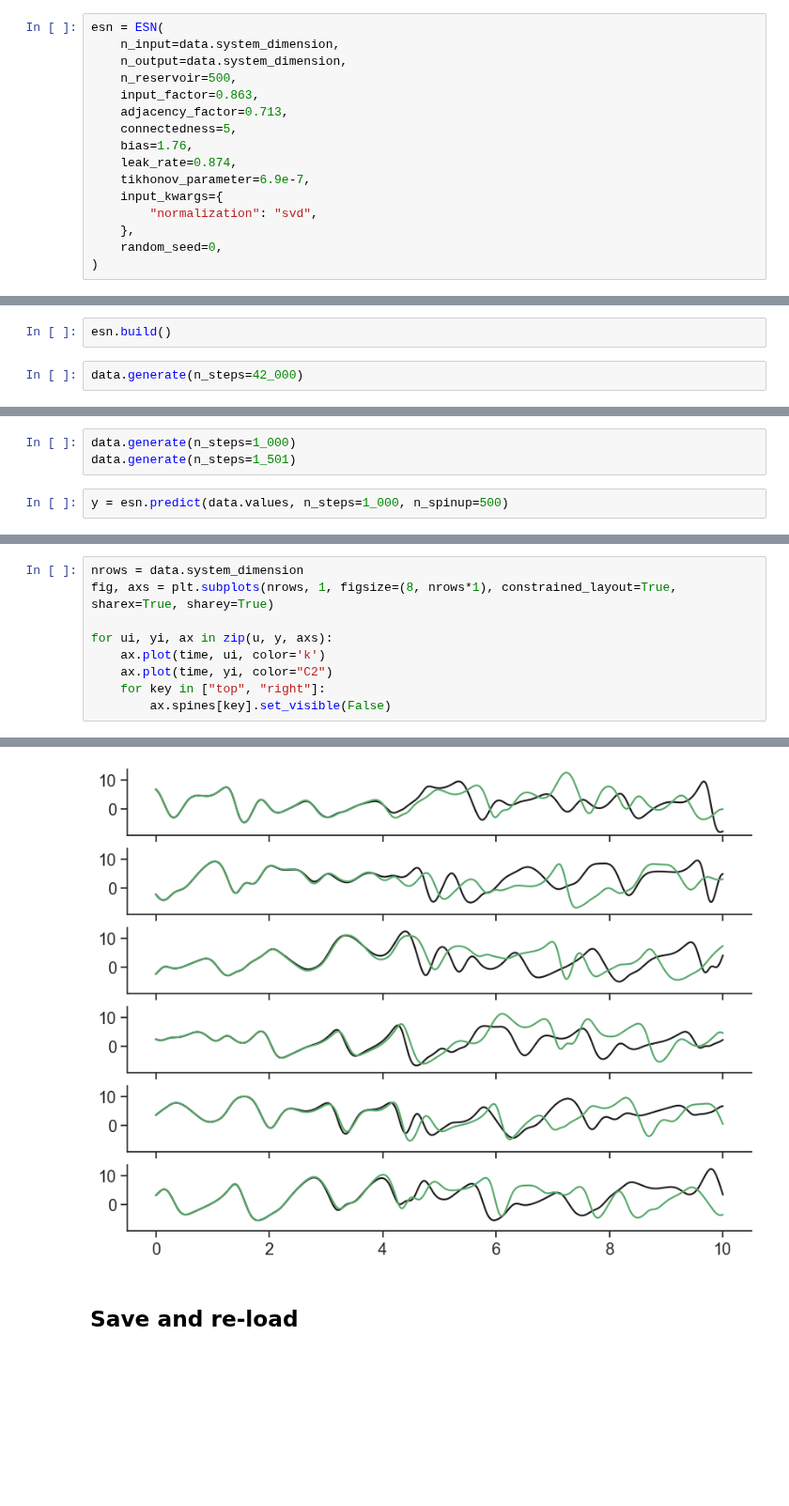
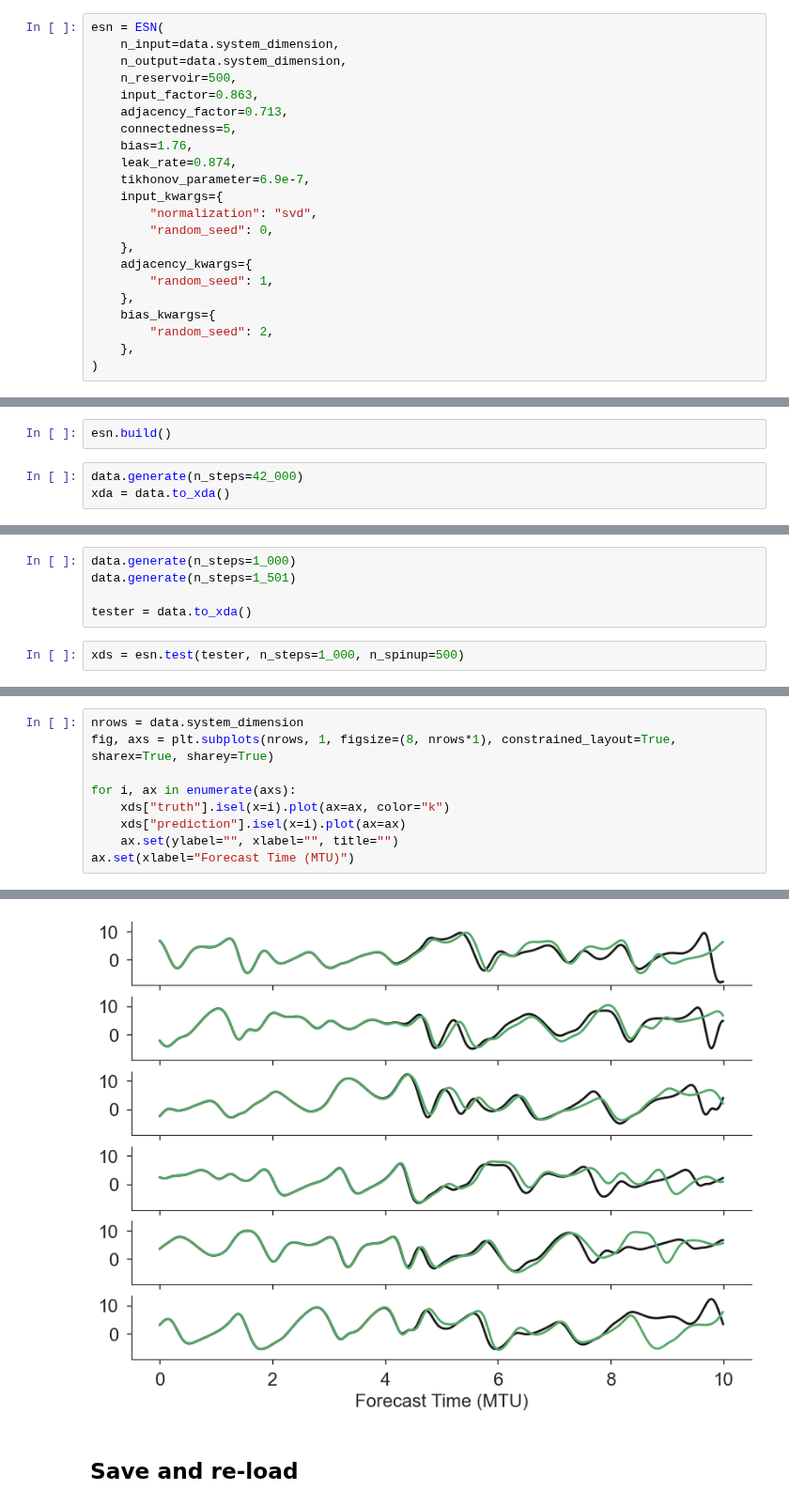
Before and after one commit to timothyas/xesn, a Jupyter notebook: docs/source/notebooks/basic_usage.ipynb, the cells around one changed output, grey strips where cells are left out. Shown at 94% size. Saved outputs shown, nothing was run; the diff lists cells and outputs as text; blank space fills up the shorter version.

```diff
--- a/docs/source/notebooks/basic_usage.ipynb
+++ b/docs/source/notebooks/basic_usage.ipynb
@@ -22,8 +26,14 @@ esn = ESN(
     tikhonov_parameter=6.9e-7,
     input_kwargs={
         "normalization": "svd",
+        "random_seed": 0,
     },
-    random_seed=0,
+    adjacency_kwargs={
+        "random_seed": 1,
+    },
+    bias_kwargs={
+        "random_seed": 2,
+    },
 )
 # %%
 esn
@@ -49,4 +59,5 @@ ESN
 esn.build()
 # %%
 data.generate(n_steps=42_000)
+xda = data.to_xda()
 # %%
@@ -56,5 +67,7 @@ data.generate(n_steps=42_000)
 # %%
 data.generate(n_steps=1_000)
 data.generate(n_steps=1_501)
+
+tester = data.to_xda()
 # %%
-y = esn.predict(data.values, n_steps=1_000, n_spinup=500)
+xds = esn.test(tester, n_steps=1_000, n_spinup=500)
@@ -66,9 +75,9 @@ time = data.delta_t*np.arange(y.shape[-1])
 nrows = data.system_dimension
 fig, axs = plt.subplots(nrows, 1, figsize=(8, nrows*1), constrained_layout=True, sharex=True, sharey=True)
 
-for ui, yi, ax in zip(u, y, axs):
-    ax.plot(time, ui, color='k')
-    ax.plot(time, yi, color="C2")
-    for key in ["top", "right"]:
-        ax.spines[key].set_visible(False)
+for i, ax in enumerate(axs):
+    xds["truth"].isel(x=i).plot(ax=ax, color="k")
+    xds["prediction"].isel(x=i).plot(ax=ax)
+    ax.set(ylabel="", xlabel="", title="")
+ax.set(xlabel="Forecast Time (MTU)")
 # %% [output]
@@ -75,4 +85,4 @@ for ui, yi, ax in zip(u, y, axs):
-[figure, old version]
+[figure, new version]
 # %% [markdown]
 ## Save and re-load
 # %%
```
Also changed, not shown: parts of 11 cells of this notebook, 1 other file.
